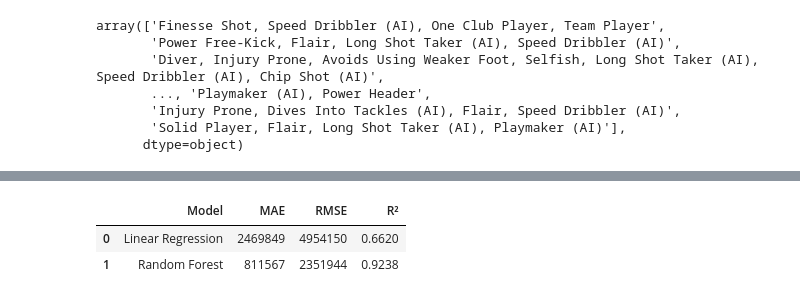
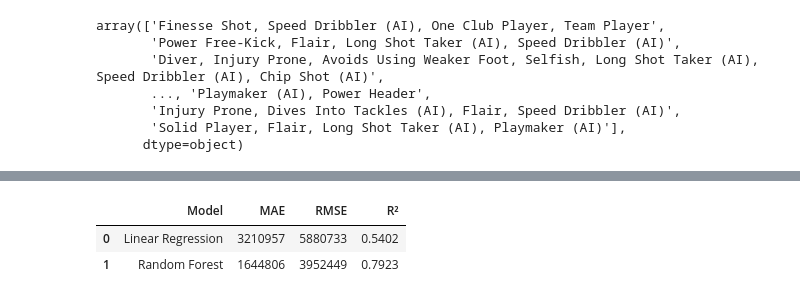
Before and after one commit to hoangbui93/Decoding-Modern-Football-Tactics-Talent-and-Transfer-Value, a Jupyter notebook: 🎓_Graduation_Project.ipynb, the cells around one changed output, grey strips where cells are left out. Cells and saved outputs as stored; diff of their text form; code cells hidden in the pictures.

```diff
--- a/🎓_Graduation_Project.ipynb
+++ b/🎓_Graduation_Project.ipynb
@@ -1722,12 +1773,12 @@ R²  : 0.9238
 # %%
 LR_RF_Comparison = pd.DataFrame({
     'Model': ['Linear Regression', 'Random Forest'],
-    'MAE': [2469849, 811567],
-    'RMSE': [4954150, 2351944],
-    'R²': [0.6620, 0.9238]
+    'MAE': [3210957, 1644806],
+    'RMSE': [5880733, 3952449],
+    'R²': [0.5402, 0.7923]
 })
 LR_RF_Comparison
 # %% [output]
 |  | Model | MAE | RMSE | R² |
-| 0 | Linear Regression | 2469849 | 4954150 | 0.6620 |
-| 1 | Random Forest | 811567 | 2351944 | 0.9238 |
+| 0 | Linear Regression | 3210957 | 5880733 | 0.5402 |
+| 1 | Random Forest | 1644806 | 3952449 | 0.7923 |
```
Also changed, not shown: parts of 37 cells of this notebook, 2 other files.
